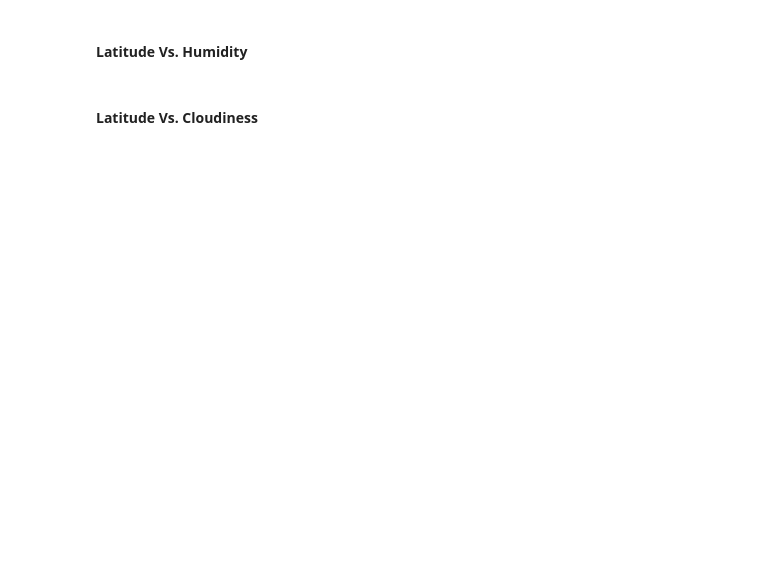
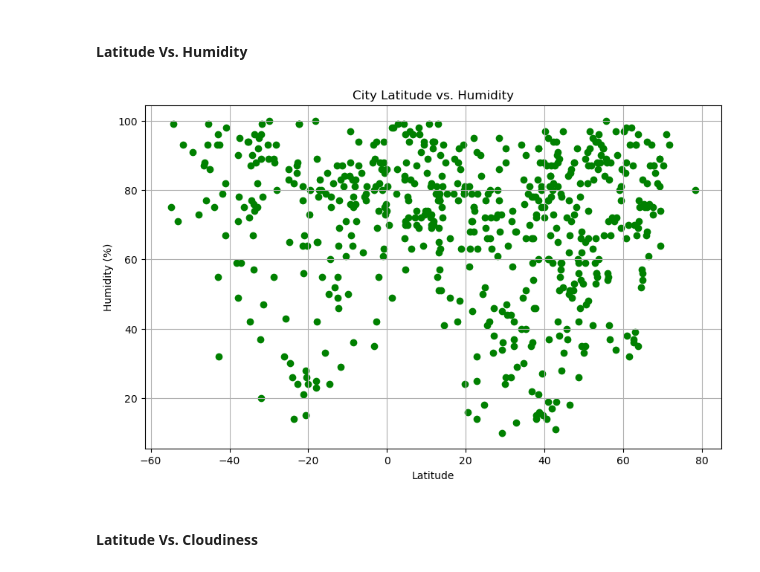
Before and after one commit to kwlayton1/python-api-challenge, a Jupyter notebook: WeatherPy/WeatherPy.ipynb, the cells around one changed output. Cells and saved outputs as stored; diff of their text form; code cells hidden in the pictures; blank space fills up the shorter version.

```diff
--- a/WeatherPy/WeatherPy.ipynb
+++ b/WeatherPy/WeatherPy.ipynb
@@ -210,16 +213,22 @@ plt.show()
 #### Latitude Vs. Humidity
 # %%
 # Build the scatter plots for latitude vs. humidity
-# YOUR CODE HERE
+plt.figure(figsize=(10, 6))
+plt.scatter(city_data_df["Lat"], city_data_df["Humidity"], marker='o', color='g')
 
 # Incorporate the other graph properties
-# YOUR CODE HERE
+plt.title('City Latitude vs. Humidity')
+plt.xlabel('Latitude')
+plt.ylabel('Humidity (%)')
+plt.grid(True)
 
 # Save the figure
 plt.savefig("output_data/Fig2.png")
 
 # Show plot
 plt.show()
+# %% [output]
+[figure, added]
 # %% [markdown]
 #### Latitude Vs. Cloudiness
 # %%
```
Also changed, not shown: parts of 9 cells of this notebook, 5 other files.
